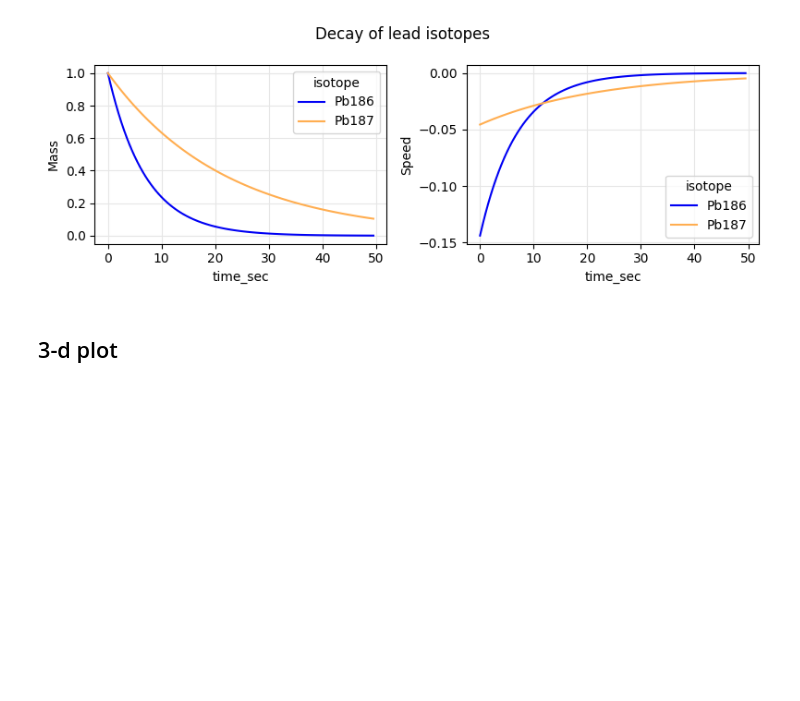
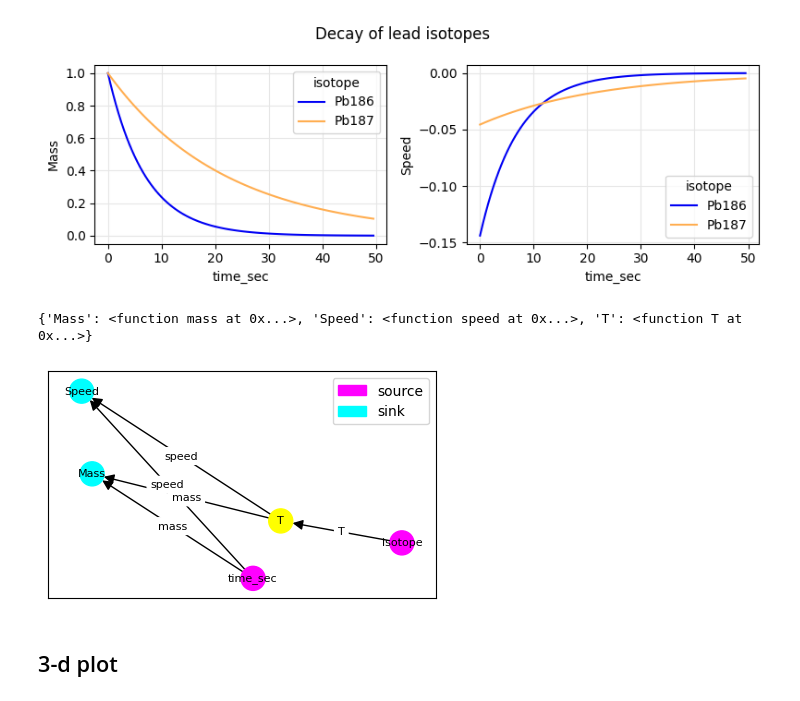
Before and after one commit to danlkv/cartesian-explorer, a Jupyter notebook: examples/Example usage.ipynb, the cells around one changed output. Saved outputs shown, nothing was run; the diff lists cells and outputs as text; code cells hidden in the pictures; blank space fills up the shorter version.

```diff
--- a/examples/Example usage.ipynb
+++ b/examples/Example usage.ipynb
@@ -57,6 +57,11 @@ fig.suptitle('Decay of lead isotopes')
 plt.tight_layout()
 # %% [output]
 [figure]
+# %%
+_ = ex.draw_dependency_graph(figsize=(5, 3))
+# %% [output]
+{'Mass': <function mass at 0x...>, 'Speed': <function speed at 0x...>, 'T': <function T at 0x...>}
+[figure, added]
 # %% [markdown]
 ## 3-d plot
 # %%
```
Also changed, not shown: parts of 3 cells of this notebook, 1 other file.
